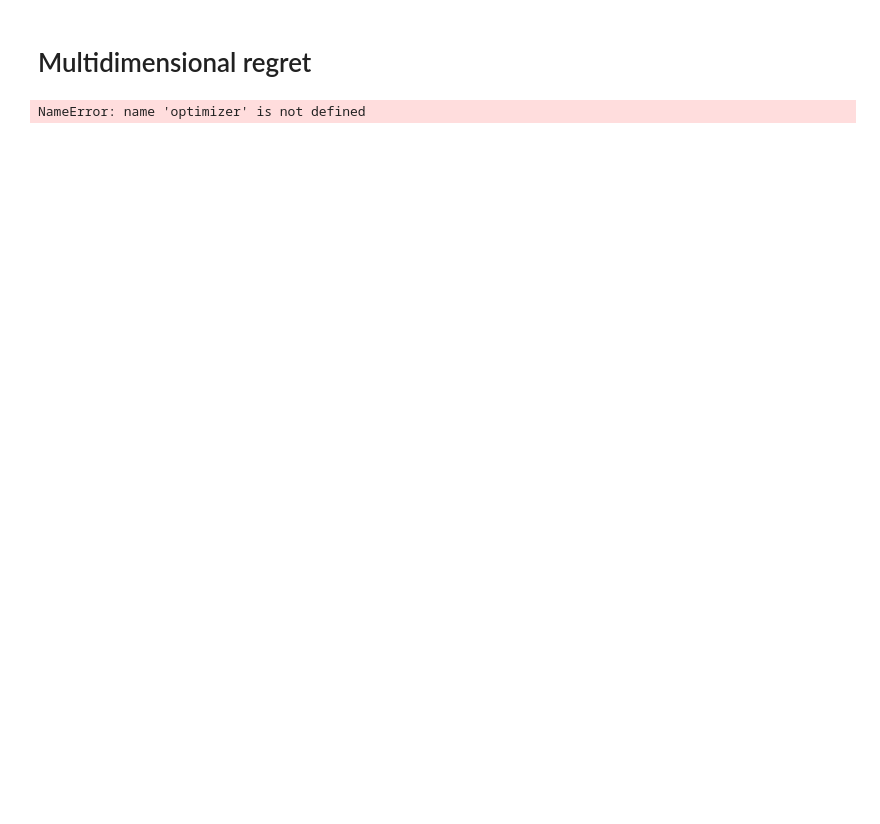
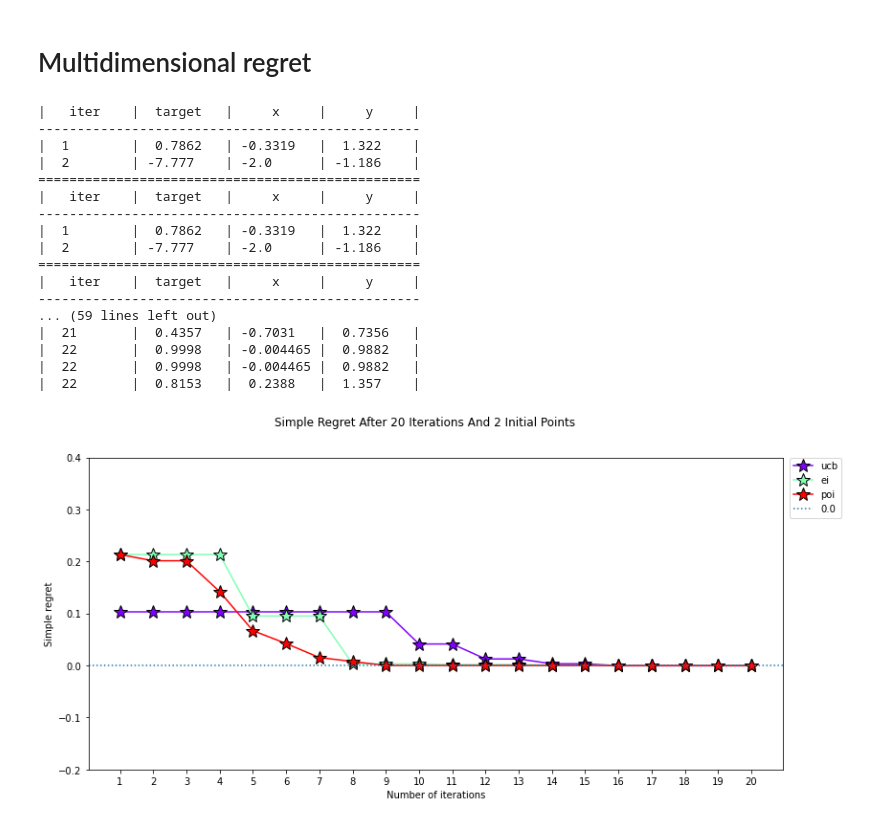
Before and after one commit to MartinaGaravaglia/BayesianOptimization, a Jupyter notebook: examples/plot_acq_func_examples.ipynb, the cells around one changed output. Cells and saved outputs as stored; diff of their text form; code cells hidden in the pictures; blank space fills up the shorter version.

```diff
--- a/examples/plot_acq_func_examples.ipynb
+++ b/examples/plot_acq_func_examples.ipynb
@@ -265,34 +261,51 @@ def black_box_function(x, y):
     return -x ** 2 - (y - 1) ** 2 + 1
 
 
-grid = grid_construction(optimizer._space.bounds, 100) # PAY ATTENTION: the density of the grid influences the result of the regret
-                                                        # Remember to take enough points
-
 optimizer1 = BayesianOptimization(
     f_temp=black_box_function,
     pbounds={'x': (-2, 2), 'y': (-3, 3)},
     verbose=2,
     random_state=1,
     )
 optimizer2  = BayesianOptimization(
     f_temp=black_box_function,
     pbounds={'x': (-2, 2), 'y': (-3, 3)},
     verbose=2,
     random_state=1,
     )
 optimizer3 = BayesianOptimization(
     f_temp=black_box_function,
     pbounds={'x': (-2, 2), 'y': (-3, 3)},
     verbose=2,
     random_state=1,
     )
 
+grid = grid_construction(optimizer1._space.bounds, 100) # PAY ATTENTION: the density of the grid influences the result of the regret
+                                                        # Remember to take enough points
+
 optimizer1.maximize(init_points=2, n_iter=0, kappa=2.5)
 optimizer2.maximize(init_points=2, n_iter=0,acq='ei')
 optimizer3.maximize(init_points=2, n_iter=0,acq='poi')
 optimizers={'ucb': optimizer1, 'ei': optimizer2, 'poi': optimizer3}
 
 params = {'ucb': {'kappa': 2.5, 'xi': 0}, 'ei': {'kappa': 5, 'xi': 0}, 'poi': {'kappa': 5,'xi': 0.01}}
 plot_simple_regret(optimizers, grid, black_box_function, params, dim=2)
 # %% [output]
-NameError: name 'optimizer' is not defined
+|   iter    |  target   |     x     |     y     |
+-------------------------------------------------
+|  1        |  0.7862   | -0.3319   |  1.322    |
+|  2        | -7.777    | -2.0      | -1.186    |
+=================================================
+|   iter    |  target   |     x     |     y     |
+-------------------------------------------------
+|  1        |  0.7862   | -0.3319   |  1.322    |
+|  2        | -7.777    | -2.0      | -1.186    |
+=================================================
+|   iter    |  target   |     x     |     y     |
+-------------------------------------------------
+... (59 lines left out)
+|  21       |  0.4357   | -0.7031   |  0.7356   |
+|  22       |  0.9998   | -0.004465 |  0.9882   |
+|  22       |  0.9998   | -0.004465 |  0.9882   |
+|  22       |  0.8153   |  0.2388   |  1.357    |
+[figure, added]
```
Also changed, not shown: parts of 11 cells of this notebook, 1 other file.
